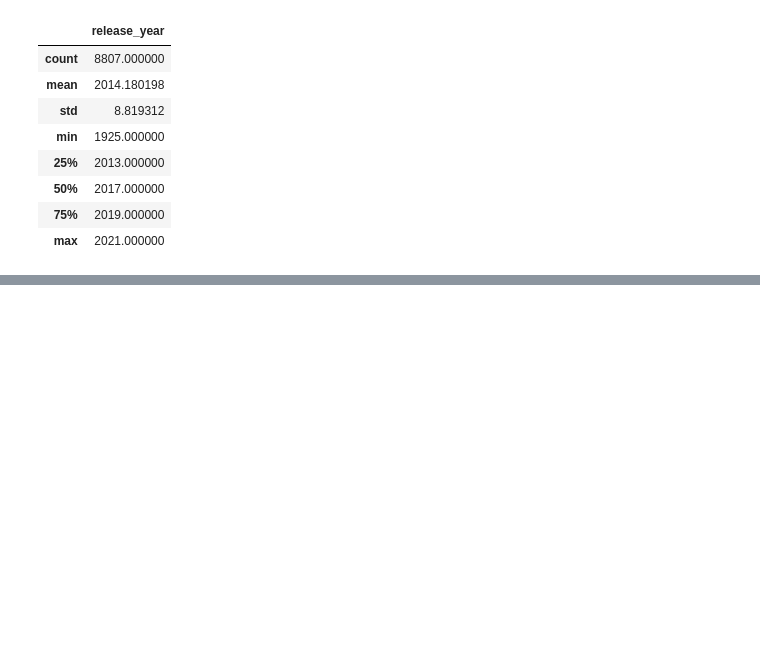
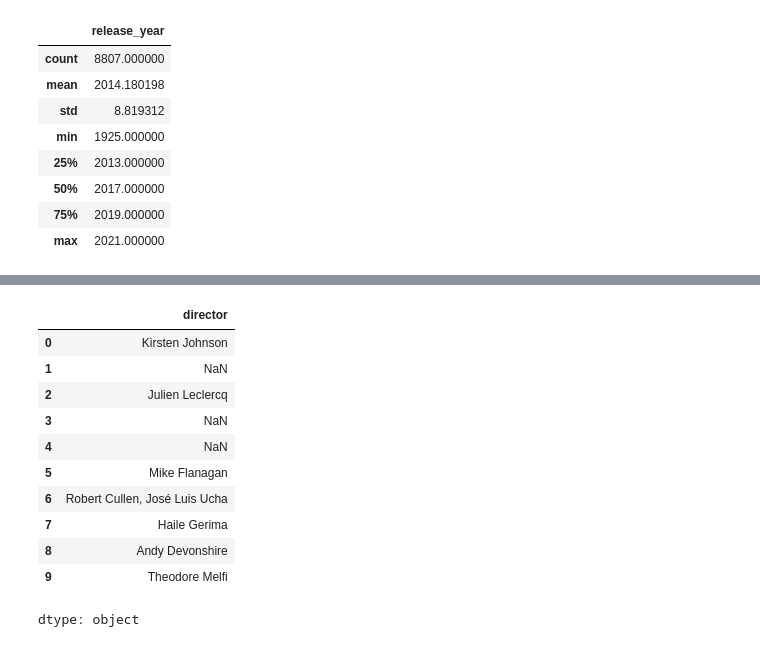
Before and after one commit to gauravvxv/Pandas, a Jupyter notebook: Notebook/pandas_practice.ipynb, the cells around one changed output, grey strips where cells are left out. Saved outputs shown, nothing was run; the diff lists cells and outputs as text; code cells hidden in the pictures; blank space fills up the shorter version.

```diff
--- a/Notebook/pandas_practice.ipynb
+++ b/Notebook/pandas_practice.ipynb
@@ -116,0 +179,15 @@ df.describe()
+# %%
+df.iloc[0:10,3]
+# %% [output]
+|  | director |
+| 0 | Kirsten Johnson |
+| 1 | NaN |
+| 2 | Julien Leclercq |
+| 3 | NaN |
+| 4 | NaN |
+| 5 | Mike Flanagan |
+| 6 | Robert Cullen, José Luis Ucha |
+| 7 | Haile Gerima |
+| 8 | Andy Devonshire |
+| 9 | Theodore Melfi |
+dtype: object
```
Also changed, not shown: parts of 6 cells of this notebook.
